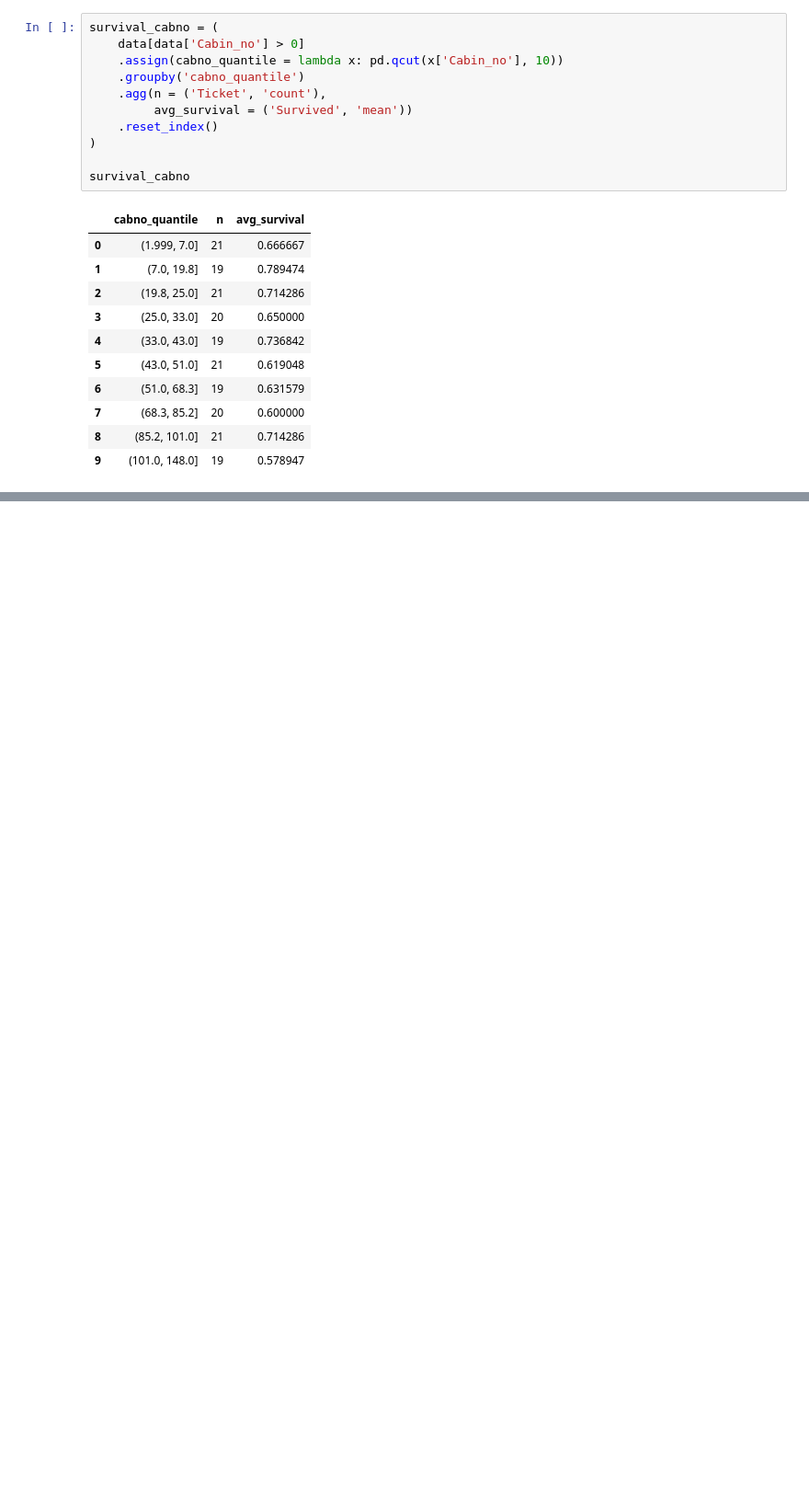
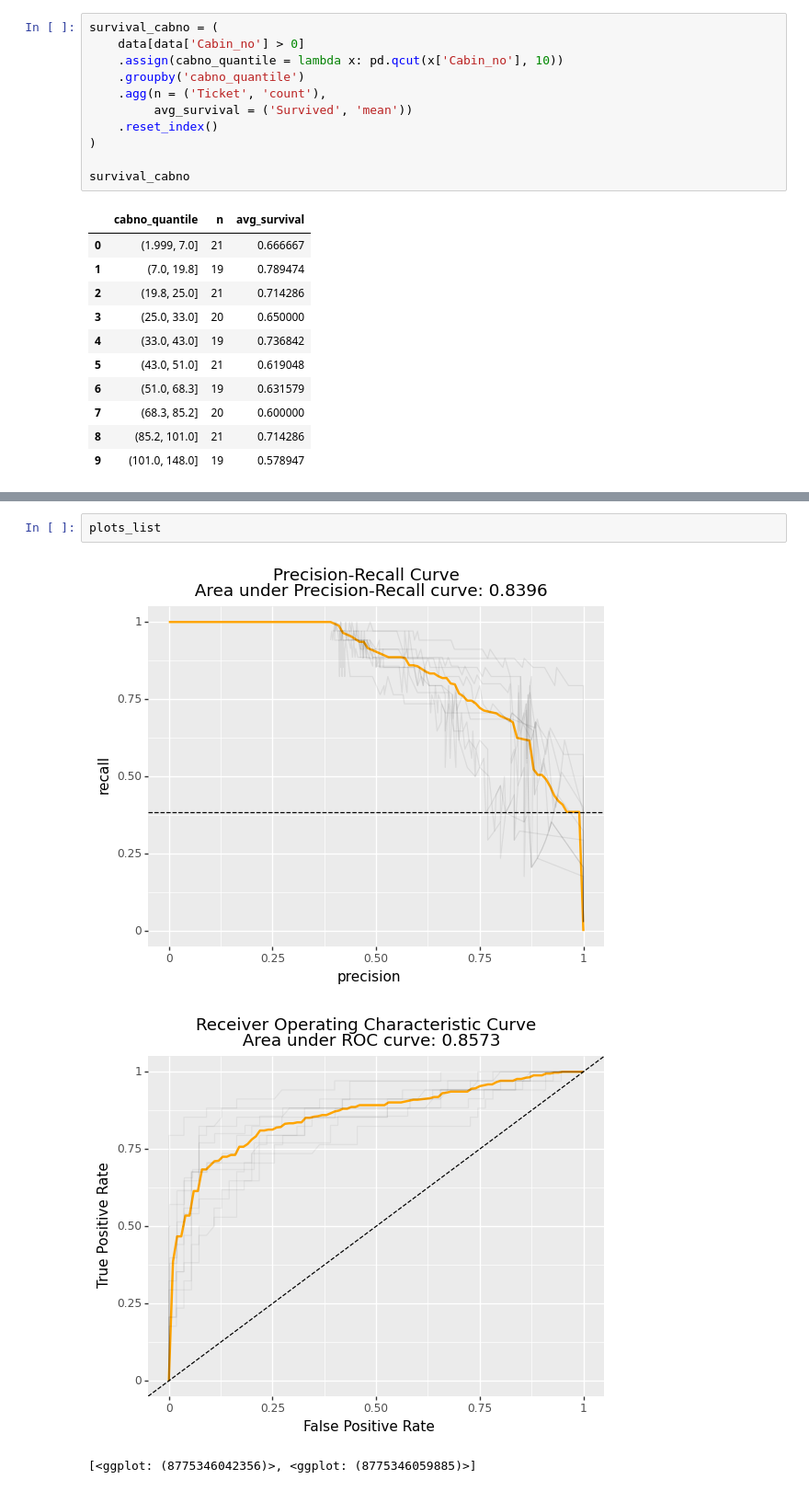
Before and after one commit to sid-basu/ml-exploration, a Jupyter notebook: kaggle-titanic/refinement_2.ipynb, the cells around one changed output, grey strips where cells are left out. Shown: that part at 92% size. Drawn from its saved outputs; the diff is of its cells as text; blank space fills up the shorter version.

```diff
--- a/kaggle-titanic/refinement_2.ipynb
+++ b/kaggle-titanic/refinement_2.ipynb
@@ -107,0 +167,6 @@ survival_cabno_deck = (
+# %%
+plots_list
+# %% [output]
+[figure, added]
+[figure, added]
+[<ggplot: (8775346042356)>, <ggplot: (8775346059885)>]
```
Also changed, not shown: parts of 19 cells of this notebook, 3 other files.
